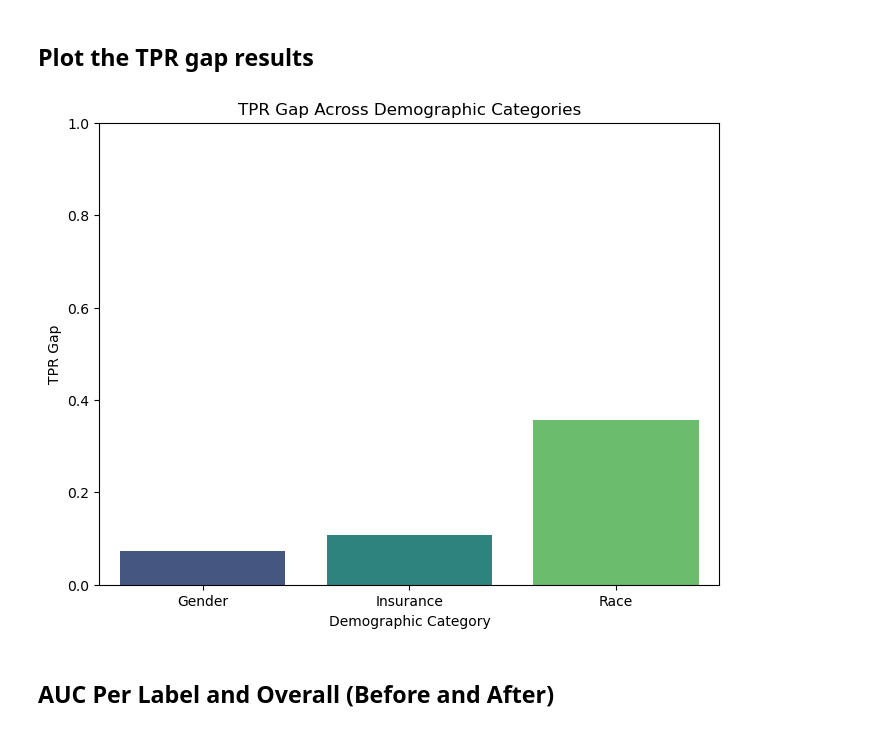
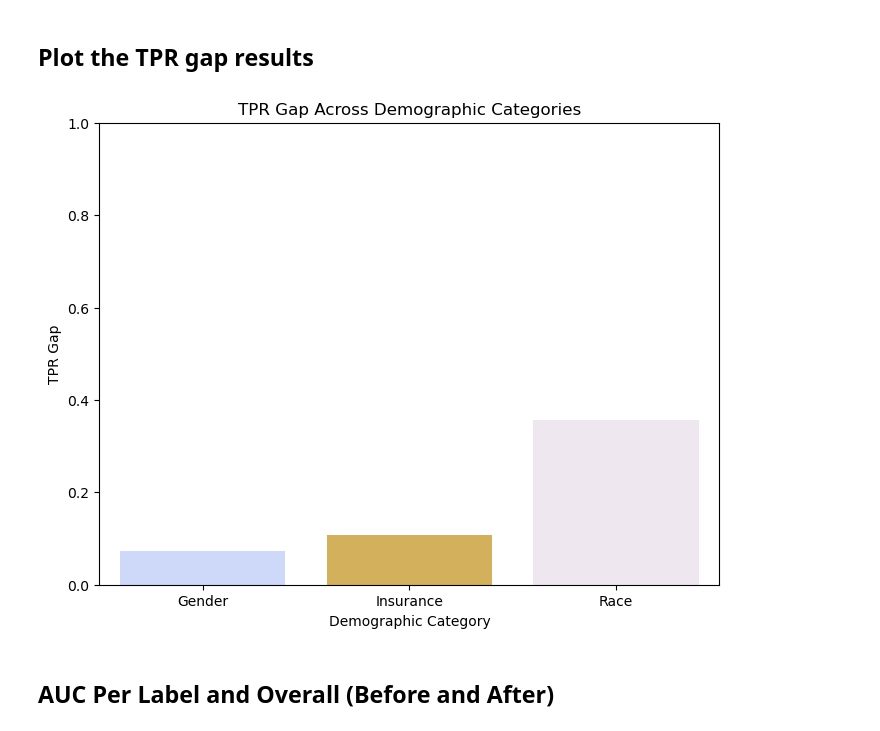
Before and after one commit to AhmedRadwan02/MIMIC_Fairness_Classification, a Jupyter notebook: KaggleNotebook/analysis_2.ipynb, the cells around one changed output. Saved outputs shown, nothing was run; the diff lists cells and outputs as text; code cells hidden in the pictures.

```diff
--- a/KaggleNotebook/analysis_2.ipynb
+++ b/KaggleNotebook/analysis_2.ipynb
@@ -358,35 +372,39 @@ def plot_tpr_gaps(tpr_gaps, demographic_categories):
         "TPR Gap": [tpr_gaps[category] for category in demographic_categories]
     })
 
+    # Define custom colors (lavender + bluish-gray)
+    custom_palette = ["#c7d5ff", "#e7b847", "#f0e6f1"]  # repeat if needed
+
+
     # Plot the TPR gaps
     plt.figure(figsize=(8, 6))
     sns.barplot(
         x="Demographic Category",
         y="TPR Gap",
         hue="Demographic Category",
         data=tpr_gap_df,
-        palette="viridis",
+        palette=custom_palette[:len(demographic_categories)],
         dodge=False,
         legend=False
     )
     plt.title("TPR Gap Across Demographic Categories")
     plt.ylabel("TPR Gap")
     plt.xlabel("Demographic Category")
     plt.ylim(0, 1)  # TPR gaps are between 0 and 1
     plt.show()
 
 
 # Store the TPR gaps in a dict
 tpr_gaps = {
     "Gender": tpr_gap_gender,
     "Insurance": tpr_gap_insurance,
     "Race": tpr_gap_race
 }
 
 # Plot the TPR gaps
 plot_tpr_gaps(tpr_gaps, ["Gender", "Insurance", "Race"])
 # %% [output]
-[figure, old version]
+[figure, new version]
 # %% [markdown]
 ## AUC Per Label and Overall (Before and After)
 # %% [markdown]
```
Also changed, not shown: parts of 11 cells of this notebook.
